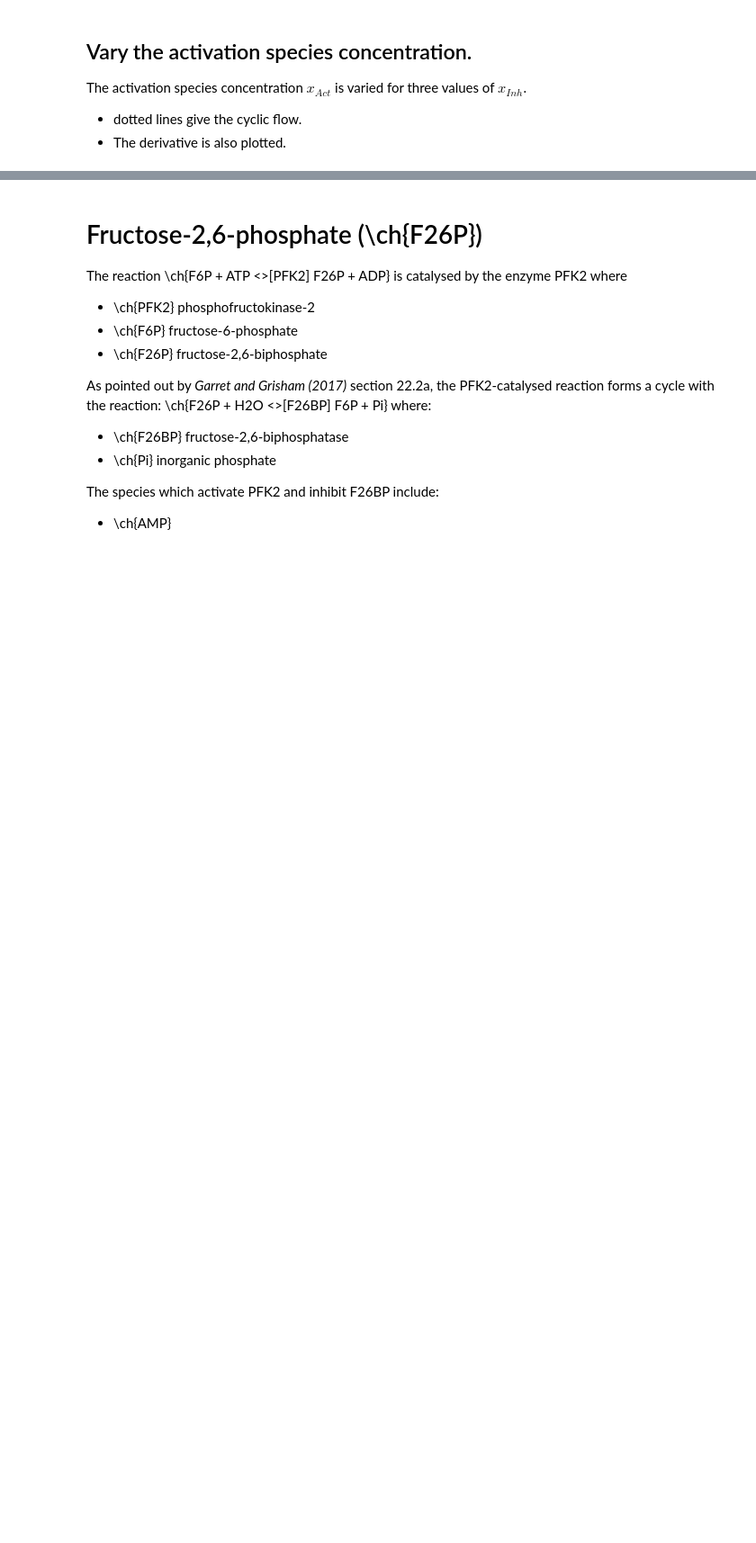
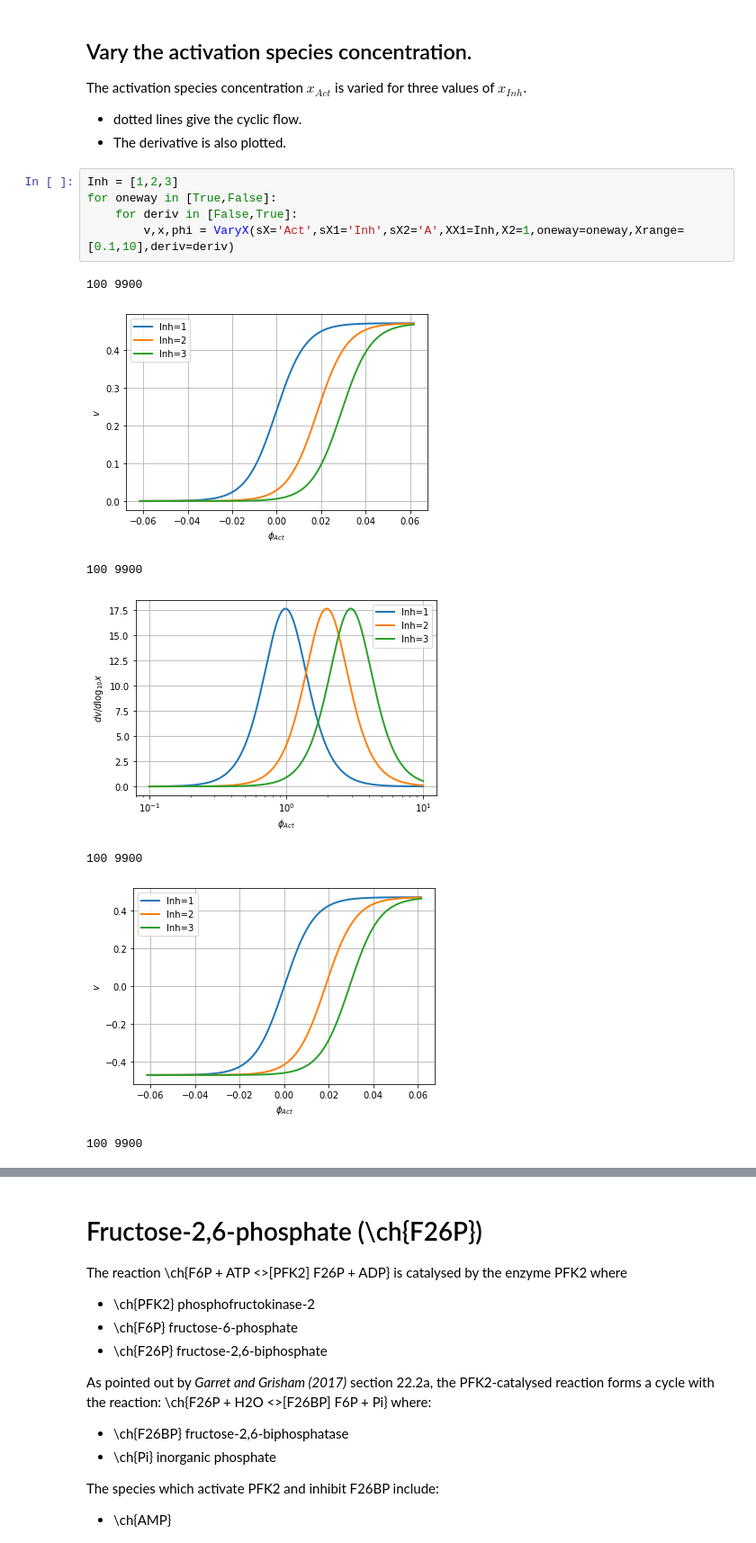
Before and after one commit to gawthrop/BondGraphTools-Biomolecular, a Jupyter notebook: CyclicFlowModulation.ipynb, the cells around one changed output, grey strips where cells are left out. Shown at 90% size. Cells and saved outputs as stored; diff of their text form; blank space fills up the shorter version.

```diff
--- a/CyclicFlowModulation.ipynb
+++ b/CyclicFlowModulation.ipynb
@@ -300,3 +564,16 @@ dat,x = VaryX(sX='A',sX1='Act',sX2='Inh',XX1=Act,X2=1,deriv=True)
 
  - dotted lines give the cyclic flow.
  - The derivative is also plotted.
+# %%
+Inh = [1,2,3]
+for oneway in [True,False]:
+    for deriv in [False,True]:
+        v,x,phi = VaryX(sX='Act',sX1='Inh',sX2='A',XX1=Inh,X2=1,oneway=oneway,Xrange=[0.1,10],deriv=deriv)
+# %% [output]
+100 9900
+[figure, added]
+100 9900
+[figure, added]
+100 9900
+[figure, added]
+100 9900
```
Also changed, not shown: parts of 50 cells of this notebook, 1 other file.
